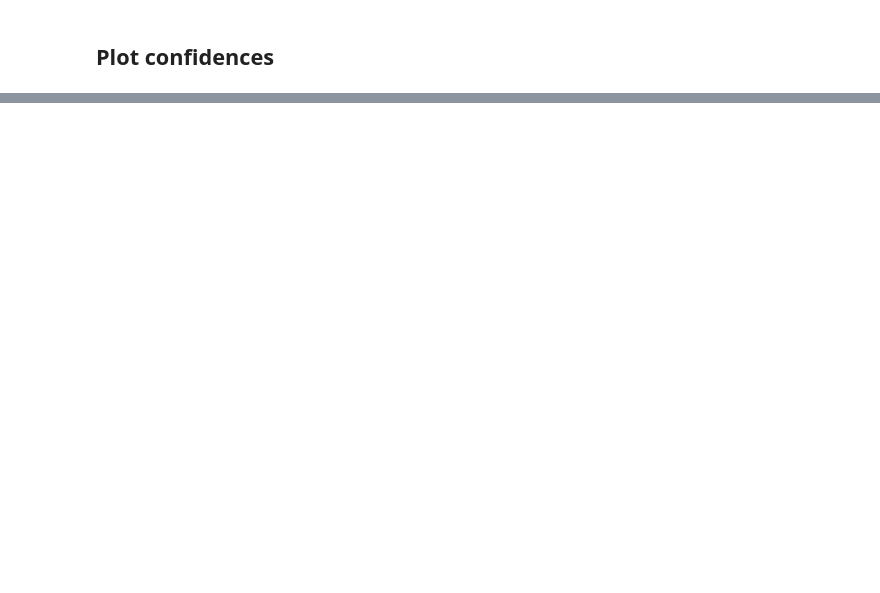
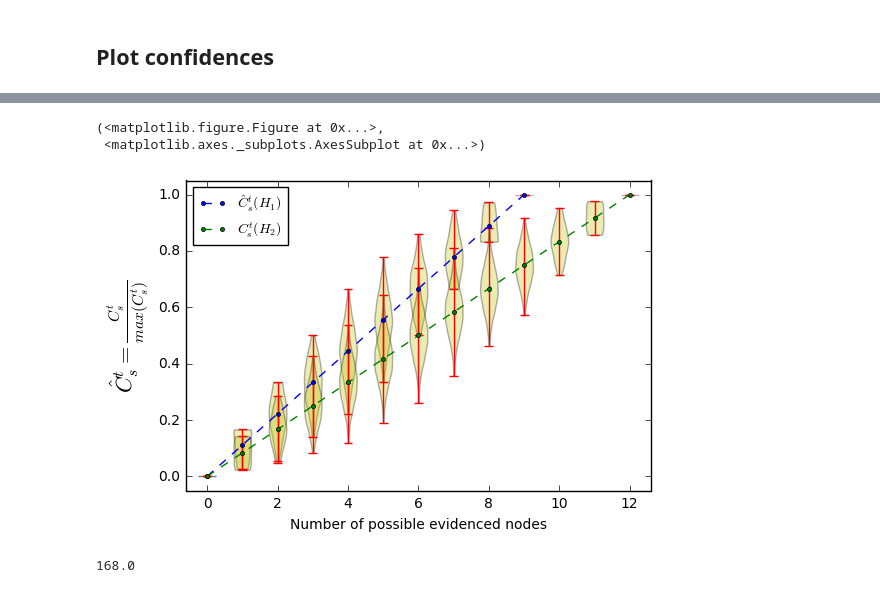
Before and after one commit to plumdeq/hypothtest, a Jupyter notebook: notebooks/results/experiment-1.ipynb, the cells around one changed output, grey strips where cells are left out. Cells and saved outputs as stored; diff of their text form; code cells hidden in the pictures; blank space fills up the shorter version.

```diff
--- a/notebooks/results/experiment-1.ipynb
+++ b/notebooks/results/experiment-1.ipynb
@@ -163,0 +205,11 @@ plt.stem(sub_norm_to_full_confidences)
+# %%
+plot_confidences(full_normalized_confidences,
+                 sub_normalized_confidences,
+                 smaller_label=r"$\hat{C}_s^t(H_1)$",
+                 bigger_label="$C_s^t(H_2)$",
+                 xlabel="Number of possible evidenced nodes",
+                 ylabel=r"$\hat{C}_s^t = \frac{C_s^t}{max(C_s^t)}$")
+# %% [output]
+(<matplotlib.figure.Figure at 0x...>,
+ <matplotlib.axes._subplots.AxesSubplot at 0x...>)
+[figure, added]
@@ -163,0 +219,4 @@ plt.stem(sub_norm_to_full_confidences)
+# %%
+max_full_unnorm
+# %% [output]
+168.0
```
Also changed, not shown: parts of 20 cells of this notebook, 2 other files.
